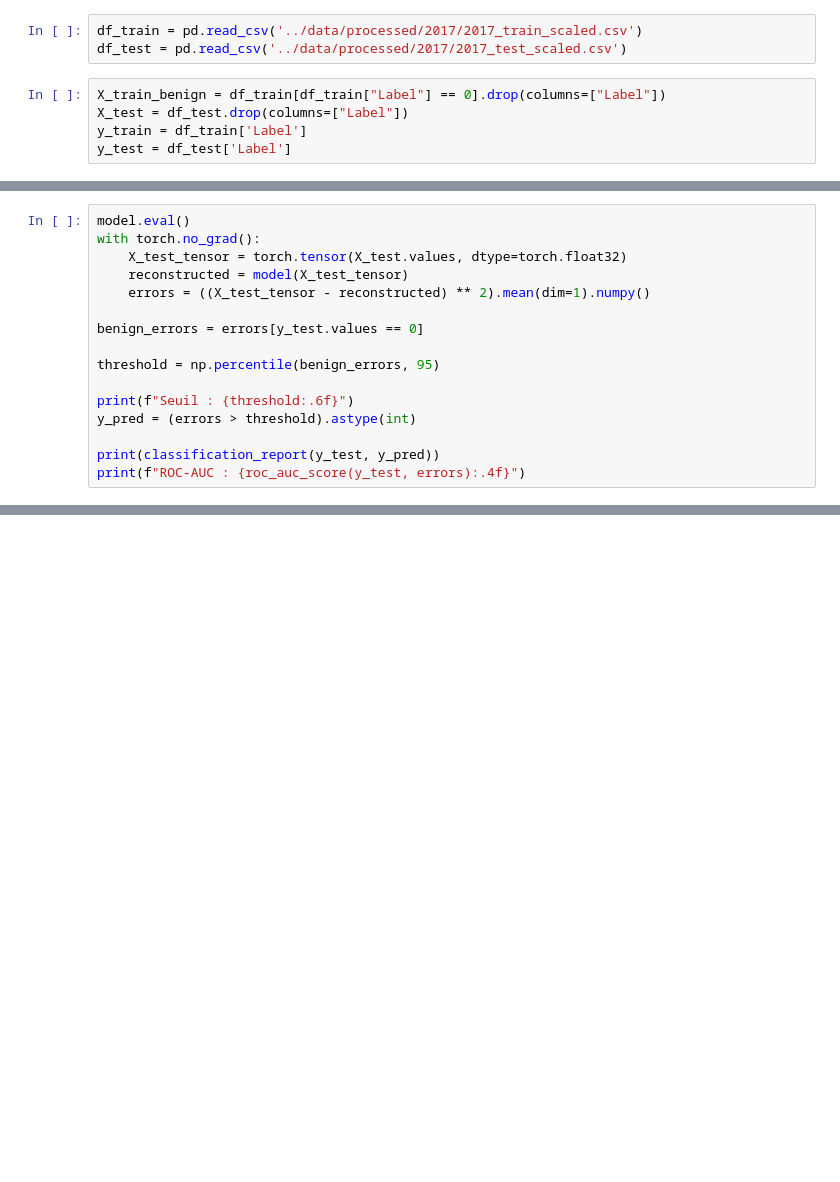
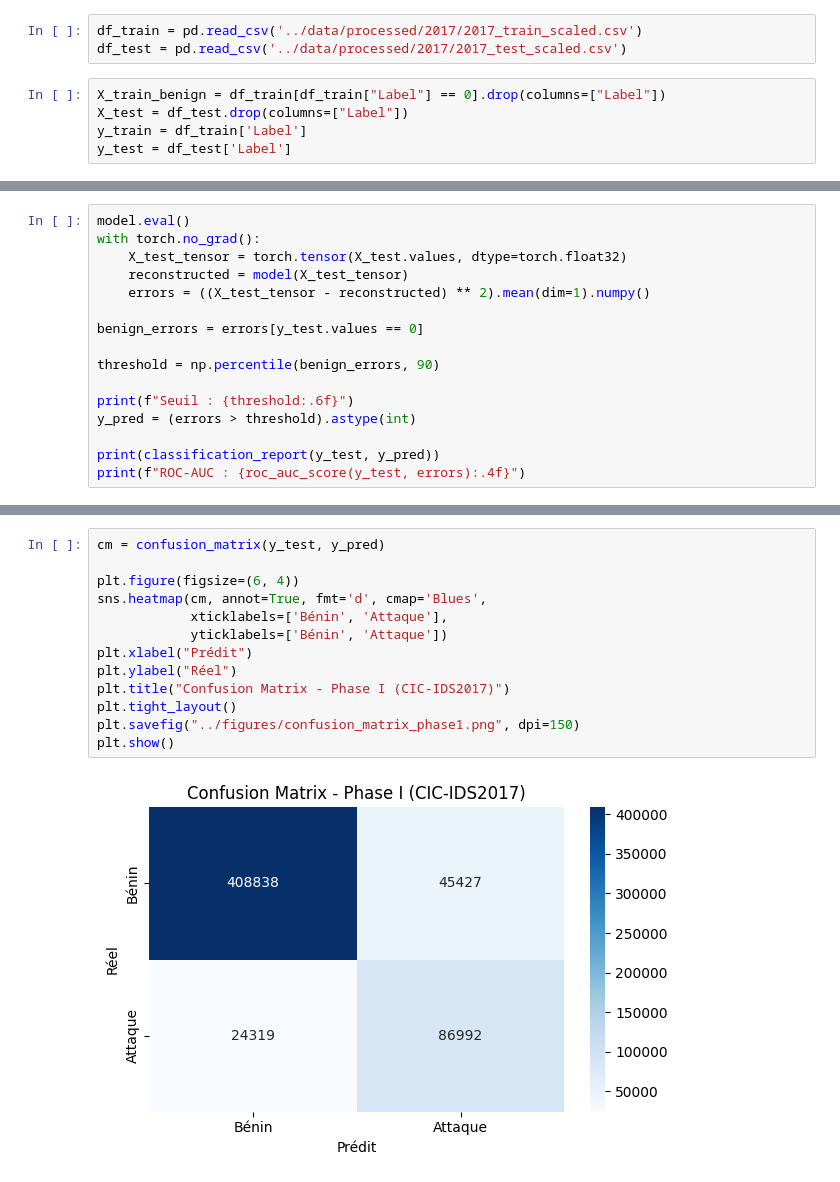
Before and after one commit to cikram/Resilient-Adaptive-Concept-Drift-Aware-DRL, a Jupyter notebook: src/baseline_model_2017.ipynb, the cells around one changed output, grey strips where cells are left out. Cells and saved outputs as stored; diff of their text form; blank space fills up the shorter version.

```diff
--- a/src/baseline_model_2017.ipynb
+++ b/src/baseline_model_2017.ipynb
@@ -101,7 +105,7 @@ with torch.no_grad():
 
 benign_errors = errors[y_test.values == 0]
 
-threshold = np.percentile(benign_errors, 95)
+threshold = np.percentile(benign_errors, 90)
 
 print(f"Seuil : {threshold:.6f}")
 y_pred = (errors > threshold).astype(int)
@@ -134,0 +141,15 @@ plt.show()
+# %%
+cm = confusion_matrix(y_test, y_pred)
+
+plt.figure(figsize=(6, 4))
+sns.heatmap(cm, annot=True, fmt='d', cmap='Blues',
+            xticklabels=['Bénin', 'Attaque'],
+            yticklabels=['Bénin', 'Attaque'])
+plt.xlabel("Prédit")
+plt.ylabel("Réel")
+plt.title("Confusion Matrix - Phase I (CIC-IDS2017)")
+plt.tight_layout()
+plt.savefig("../figures/confusion_matrix_phase1.png", dpi=150)
+plt.show()
+# %% [output]
+[figure, added]
```
Also changed, not shown: parts of 6 cells of this notebook, 8 other files.
